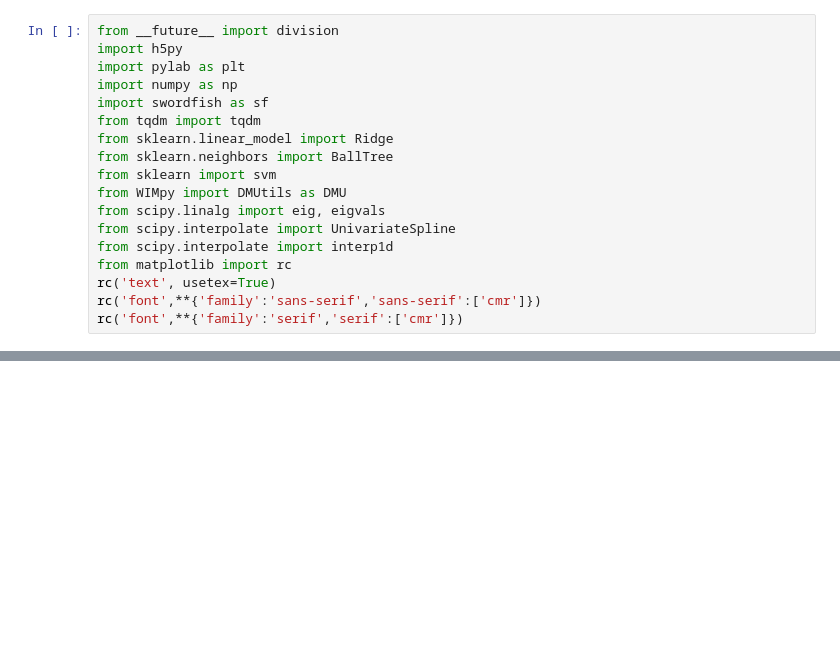
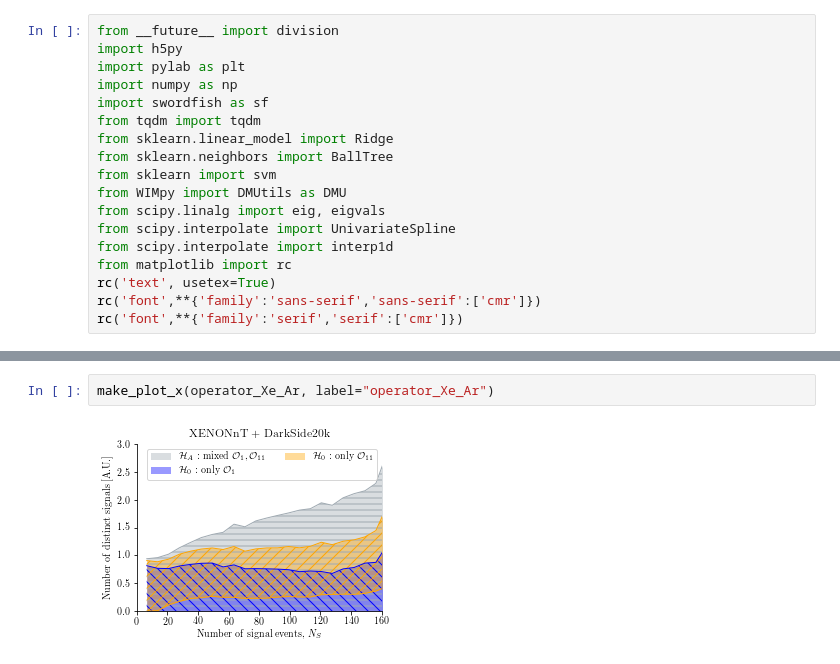
Before and after one commit to tedwards2412/benchmark_free_forecasting, a Jupyter notebook: Notebooks/Fig2.ipynb, the cells around one changed output, grey strips where cells are left out. Saved outputs shown, nothing was run; the diff lists cells and outputs as text; blank space fills up the shorter version.

```diff
--- a/Notebooks/Fig2.ipynb
+++ b/Notebooks/Fig2.ipynb
@@ -124,0 +299,4 @@ make_plot(models_Xe_Ar, operators=False, label="models_Xe+Ar")
+# %%
+make_plot_x(operator_Xe_Ar, label="operator_Xe_Ar")
+# %% [output]
+[figure, added]
```
Also changed, not shown: parts of 7 cells of this notebook, 5 other files.
